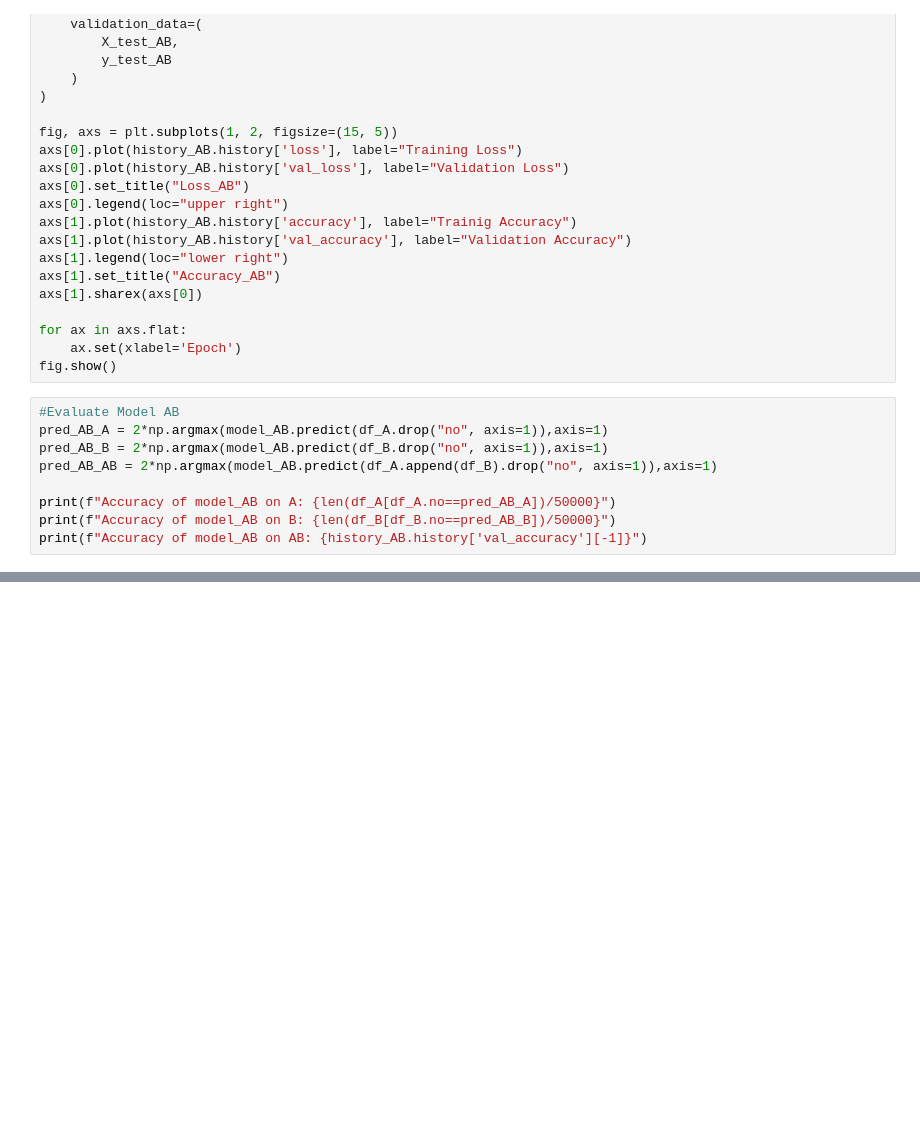
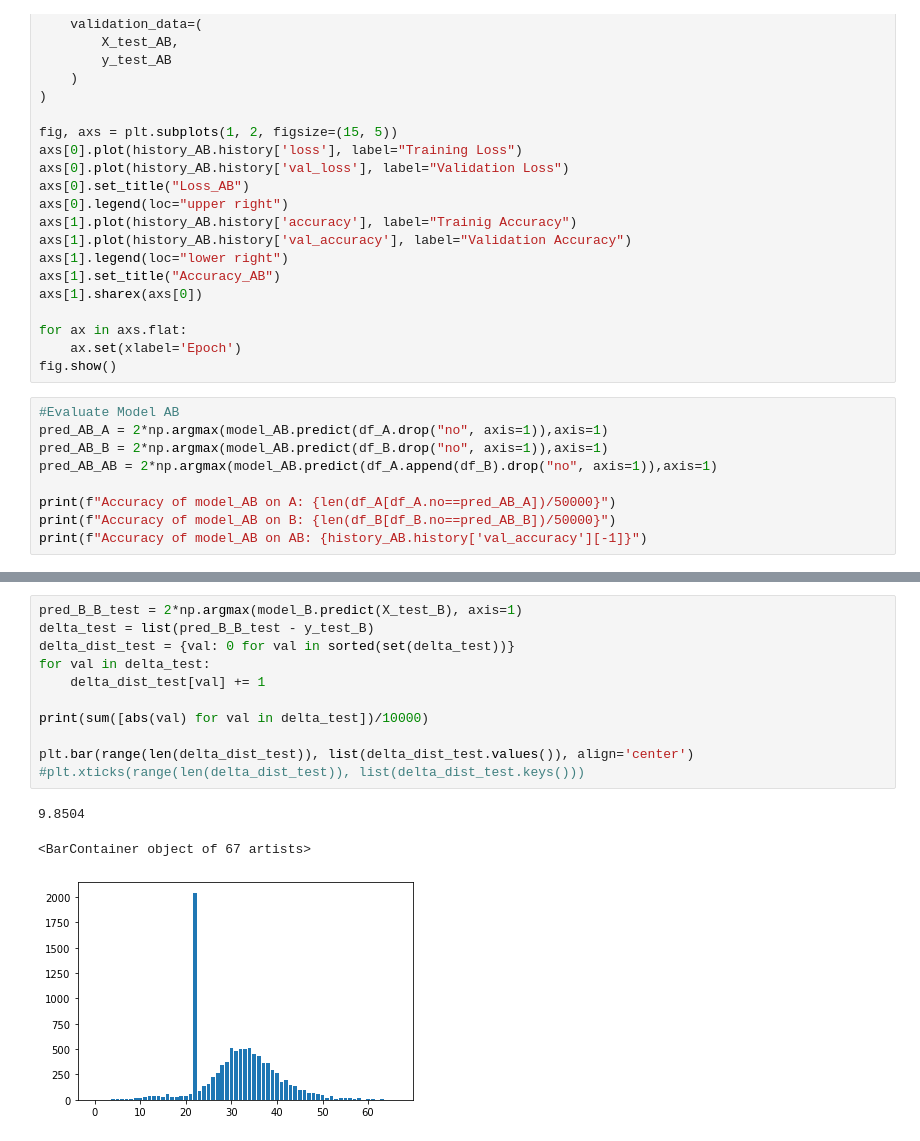
Before and after one commit to linus-md/REU, a Jupyter notebook: neural_count.ipynb, the cells around one changed output, grey strips where cells are left out. Drawn from its saved outputs; the diff is of its cells as text; blank space fills up the shorter version.

```diff
--- a/neural_count.ipynb
+++ b/neural_count.ipynb
@@ -180,0 +238,15 @@ print(f"Accuracy of model_AB on AB: {history_AB.history['val_accuracy'][-1]}")
+# %%
+pred_B_B_test = 2*np.argmax(model_B.predict(X_test_B), axis=1)
+delta_test = list(pred_B_B_test - y_test_B)
+delta_dist_test = {val: 0 for val in sorted(set(delta_test))}
+for val in delta_test:
+    delta_dist_test[val] += 1
+
+print(sum([abs(val) for val in delta_test])/10000)
+
+plt.bar(range(len(delta_dist_test)), list(delta_dist_test.values()), align='center')
+#plt.xticks(range(len(delta_dist_test)), list(delta_dist_test.keys()))
+# %% [output]
+9.8504
+<BarContainer object of 67 artists>
+[figure, added]
```
Also changed, not shown: parts of 7 cells of this notebook.
